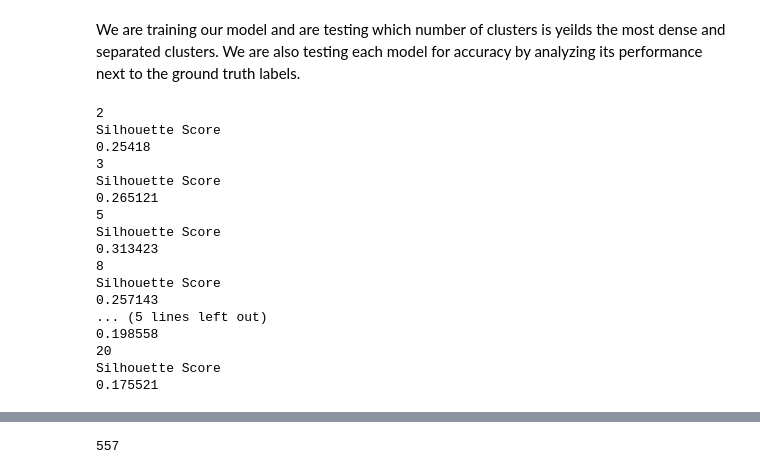
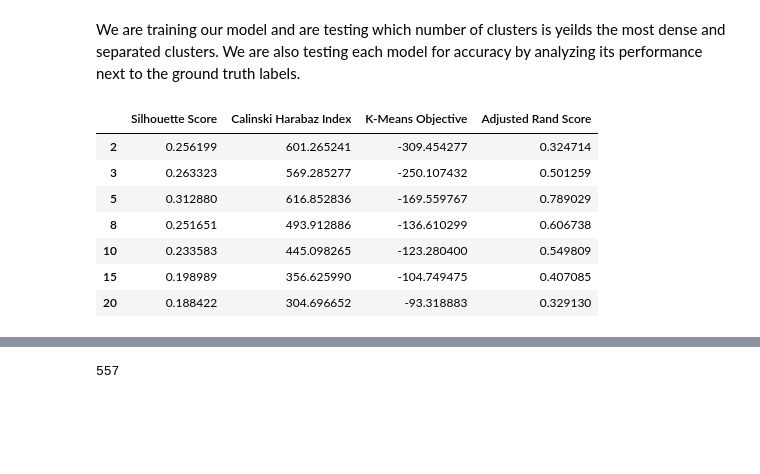
Before and after one commit to kthoward/Thinkful, a Jupyter notebook: _Updated_NLP-Copy2.ipynb, the cells around one changed output, grey strips where cells are left out. Saved outputs shown, nothing was run; the diff lists cells and outputs as text; code cells hidden in the pictures; blank space fills up the shorter version.

```diff
--- a/_Updated_NLP-Copy2.ipynb
+++ b/_Updated_NLP-Copy2.ipynb
@@ -324,27 +326,23 @@ print(vector_list_test[0])
 We are training our model and are testing which number of clusters is yeilds the most dense and separated clusters. We are also testing each model for accuracy by analyzing its performance next to the ground truth labels.
 # %%
 number_clusters = [2, 3, 5, 8, 10, 15, 20]
+w2v_cluster_models = []
+df_w2v_analysis = pd.DataFrame()
+
 for num in number_clusters:
     model = KMeans(n_clusters=num).fit(X_train_w2v)
     prediction_w2v = model.predict(X_train_w2v)
-    print(num)
-    print('Silhouette Score')
-    print(metrics.silhouette_score(X_train_w2v, prediction_w2v, metric='euclidean'))
+    df_w2v_analysis.loc[num,'Silhouette Score'] = metrics.silhouette_score(X_train_w2v, prediction_w2v, metric='euclidean')
+    df_w2v_analysis.loc[num,'Calinski Harabaz Index'] = metrics.calinski_harabaz_score(X_train_w2v, prediction_w2v)
+    df_w2v_analysis.loc[num,'K-Means Objective'] = model.score(X_train_w2v)
+    df_w2v_analysis.loc[num,'Adjusted Rand Score'] = metrics.adjusted_rand_score(y_train_docs, prediction_w2v)
+df_w2v_analysis
 # %% [output]
-2
-Silhouette Score
-0.25418
-3
-Silhouette Score
-0.265121
-5
-Silhouette Score
-0.313423
-8
-Silhouette Score
-0.257143
-... (5 lines left out)
-0.198558
-20
-Silhouette Score
-0.175521
+|  | Silhouette Score | Calinski Harabaz Index | K-Means Objective | Adjusted Rand Score |
+| 2 | 0.256199 | 601.265241 | -309.454277 | 0.324714 |
+| 3 | 0.263323 | 569.285277 | -250.107432 | 0.501259 |
+| 5 | 0.312880 | 616.852836 | -169.559767 | 0.789029 |
+| 8 | 0.251651 | 493.912886 | -136.610299 | 0.606738 |
+| 10 | 0.233583 | 445.098265 | -123.280400 | 0.549809 |
+| 15 | 0.198989 | 356.625990 | -104.749475 | 0.407085 |
+| 20 | 0.188422 | 304.696652 | -93.318883 | 0.329130 |
```
Also changed, not shown: parts of 31 cells of this notebook.
